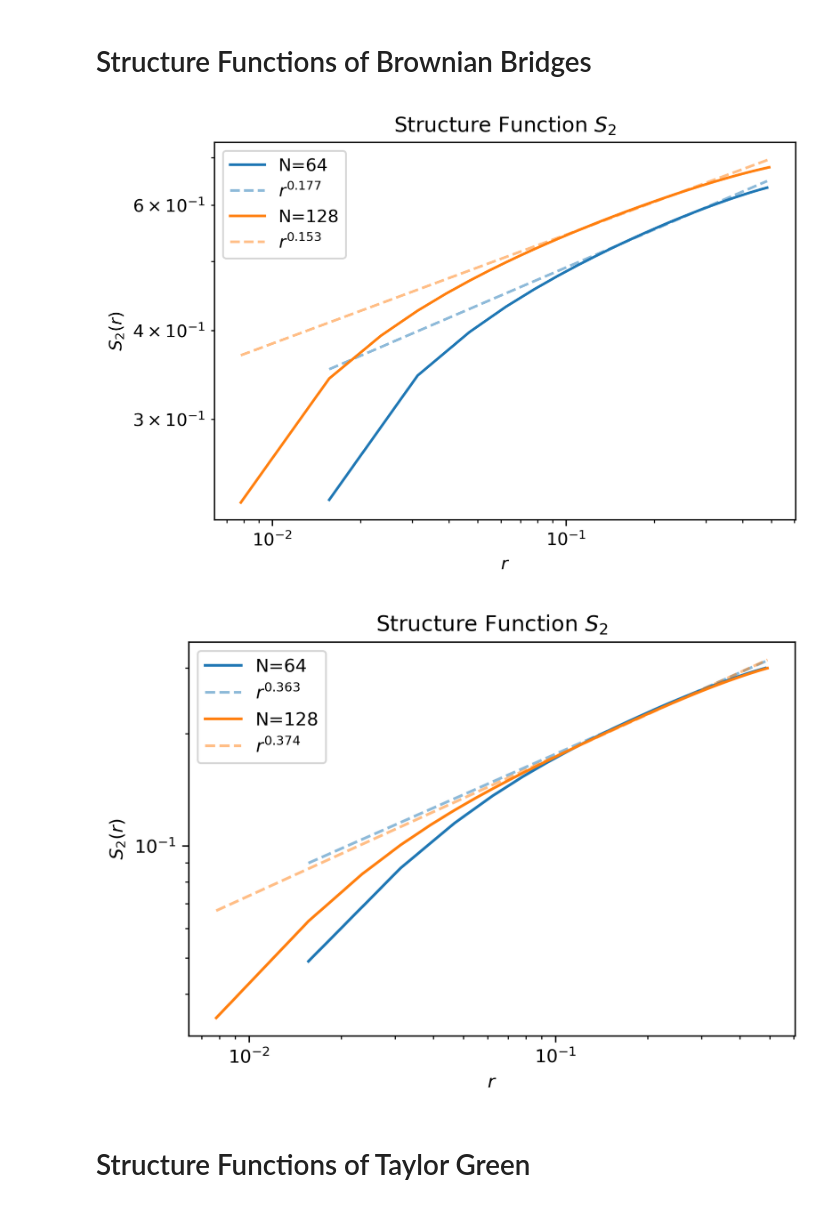
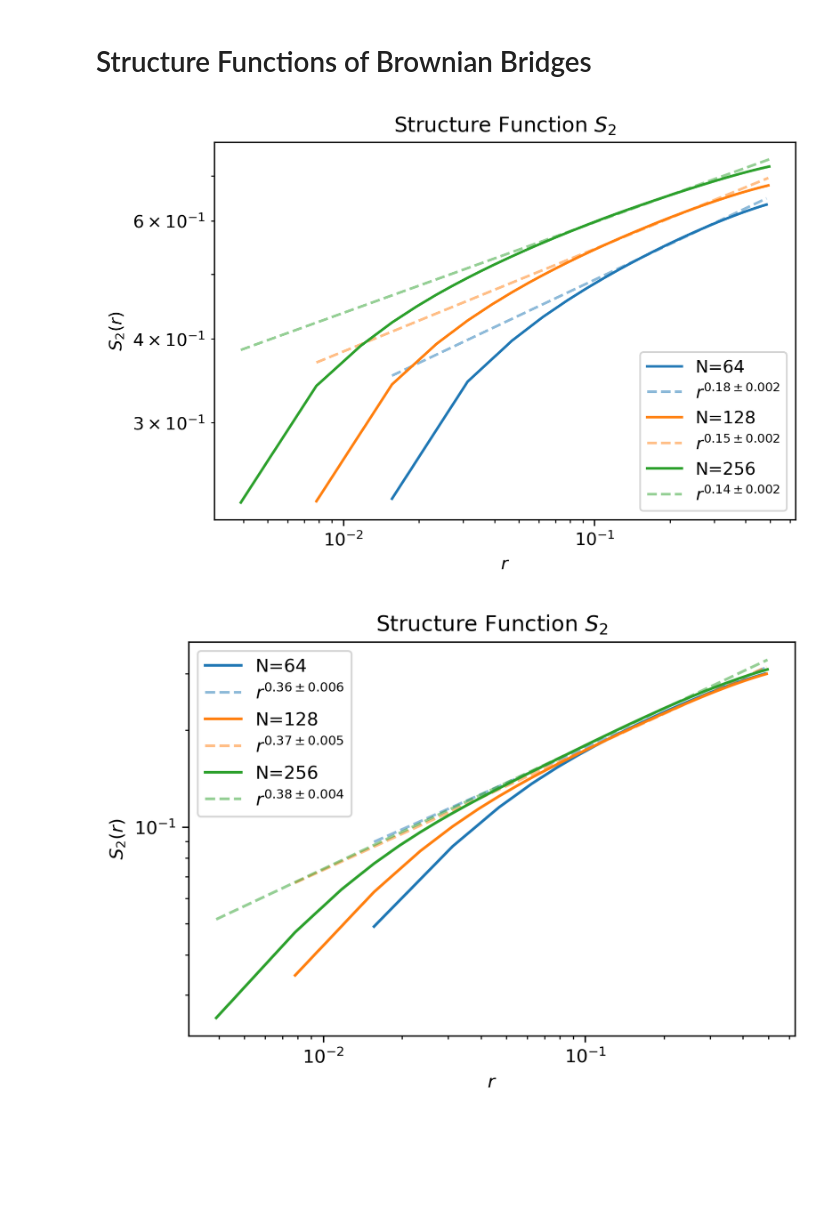
Before and after one commit to TobiasRohner/azeban, a Jupyter notebook: results/structure_funciton.ipynb, the cells around one changed output. Drawn from its saved outputs; the diff is of its cells as text; code cells hidden in the pictures; blank space fills up the shorter version.

```diff
--- a/results/structure_funciton.ipynb
+++ b/results/structure_funciton.ipynb
@@ -43,25 +43,31 @@ def sf_quantiles(sfs, q):
     quantiles = [np.quantile(sf, q, 0) for sf in sfs]
     return quantiles
 # %%
-def _fit_sf(sf, N):
+def _fit_sf(sfs, N):
     N0 = int(N**0.5)
     N1 = int(N**0.75)
-    r = [j/N for j in range(len(sf))]
-    p = np.polyfit(np.log(r[N0:N1]), np.log(sf[N0:N1]), 1)
+    r = np.array([j/N for j in range(sfs.shape[1])])
+    p = np.polyfit(np.log(r[N0:N1]), np.log(sfs[:,N0:N1].T), 1)
     return p
 
-def plot_sf(paths, Ns, time, samples=None, read_func=read_sf_txt):
+def plot_sf(paths, Ns, time, save_name=None, samples=None, read_func=read_sf_txt):
     for i,(path,N) in enumerate(zip(paths, Ns)):
         sfs = read_func(path, samples, times=[time])
         mean = sf_mean(sfs)[0]
         r = np.array([j/N for j in range(len(mean))])
         plt.loglog(r[1:], mean[1:], color=f'C{i}', label=f'N={N}')
-        p = _fit_sf(mean, N)
-        plt.loglog(r[1:], np.exp(p[1])*r[1:]**p[0], '--', color=f'C{i}', label=f'$r^{{{p[0]:.3}}}$', alpha=0.5)
+        ps = _fit_sf(sfs[0], N)
+        p0_mean = ps[0].mean()
+        p0_stdev = ps[0].std() / np.sqrt(sfs[0].shape[0])
+        p1_mean = ps[1].mean()
+        p1_stdev = ps[1].std() / np.sqrt(sfs[0].shape[0])
+        plt.loglog(r[1:], np.exp(p1_mean)*r[1:]**p0_mean, '--', color=f'C{i}', label=f'$r^{{{p0_mean:.2f} \\pm {p0_stdev:.3f}}}$', alpha=0.5)
     plt.xlabel('$r$')
     plt.ylabel(r'$S_2(r)$')
     plt.legend()
     plt.title(f'Structure Function $S_2$')
+    if save_name is not None:
+        plt.savefig(save_name)
     plt.show()
 
 def animate_sf(paths, Ns, times=None, samples=None, read_func=read_sf_txt):
@@ -82,18 +88,20 @@ def animate_sf(paths, Ns, times=None, samples=None, read_func=read_sf_txt):
             line.set_data((r[i][1:], means[i][frame][1:]))
         return lines
     anim = FuncAnimation(fig, animate, frames=len(means[0]), interval=20)
-    HTML(anim.to_html5_video(codec=None))
+    HTML(anim.to_html5_video())
-# %% [markdown]
-# Structure Functions of Brownian Bridges
+# %% [markdown]
+# Structure Functions of Brownian Bridges
 # %%
 plot_sf(['/home/tobias/Programmieren/azeban/build/bm_N64',
-         '/home/tobias/Programmieren/azeban/build/bm_N128'],
-        [64, 128], 0)
+         '/home/tobias/Programmieren/azeban/build/bm_N128',
+         '/home/tobias/Programmieren/azeban/build/bm_N256'],
+        [64, 128, 256], 0,
+        save_name='/home/tobias/Programmieren/azeban/build/bm_S2_t0.png')
 plot_sf(['/home/tobias/Programmieren/azeban/build/bm_N64',
-         '/home/tobias/Programmieren/azeban/build/bm_N128'],
-        [64, 128], 60)
+         '/home/tobias/Programmieren/azeban/build/bm_N128',
+         '/home/tobias/Programmieren/azeban/build/bm_N256'],
+        [64, 128, 256], 2,
+        save_name='/home/tobias/Programmieren/azeban/build/bm_S2_t2.png')
 # %% [output]
-[figure, old version]
+[figure, new version]
-[figure, old version]
+[figure, new version]
-# %% [markdown]
-# Structure Functions of Taylor Green
```
Also changed, not shown: parts of 3 cells of this notebook, 1 other file.
